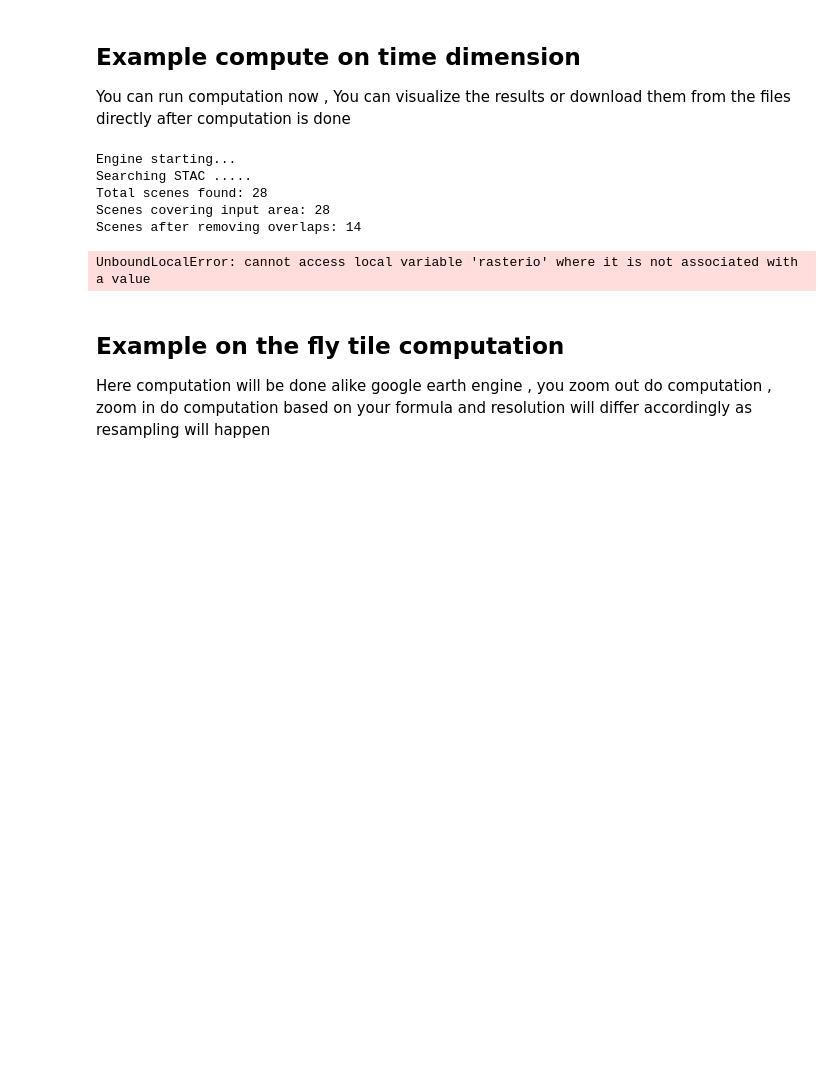
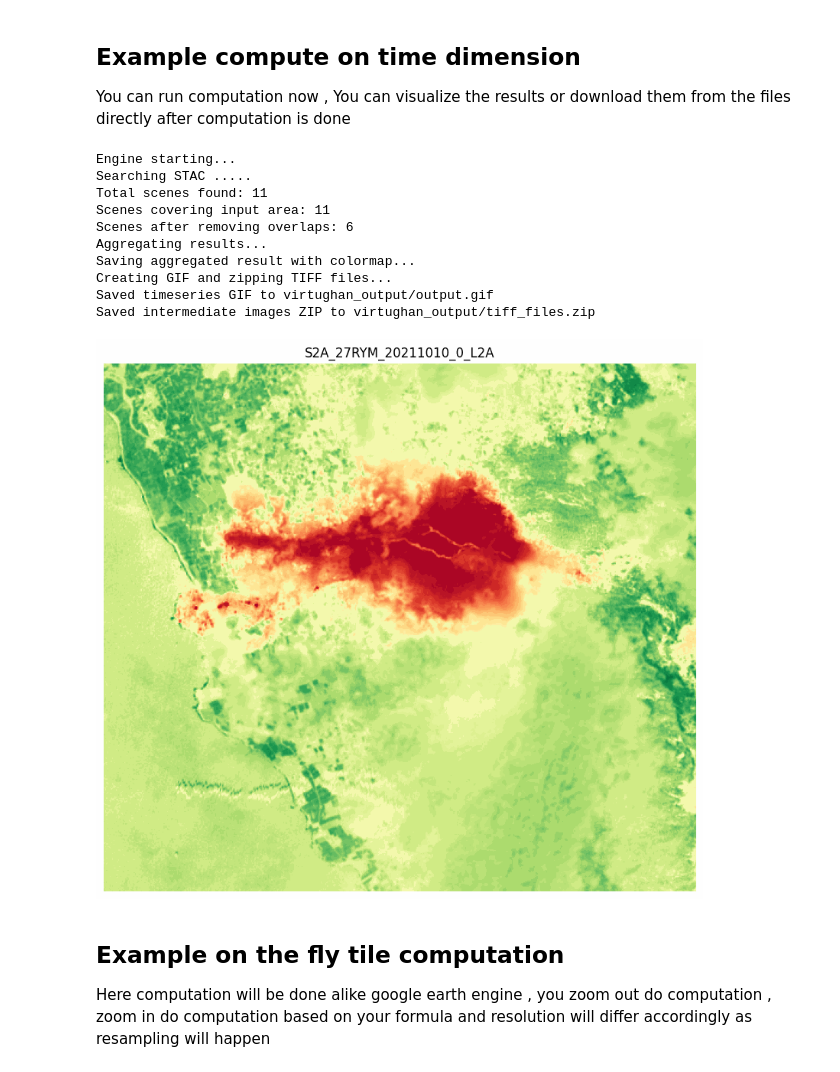
Before and after one commit to kshitijrajsharma/virtughan, a Jupyter notebook: docs/examples/usage.ipynb, the cells around one changed output. Cells and saved outputs as stored; diff of their text form; code cells hidden in the pictures; blank space fills up the shorter version.

Commit message:
fixed version issue in virtughan

```diff
--- a/docs/examples/usage.ipynb
+++ b/docs/examples/usage.ipynb
@@ -60,16 +58,26 @@ processor = VCubeProcessor(
     timeseries,
     output_dir,
     workers=workers,
-    smart_filter=smart_filter
+    smart_filter=smart_filter,
+    cmap="RdYlGn"
 )
 processor.compute()
 # %% [output]
 Engine starting...
 Searching STAC .....
-Total scenes found: 28
-Scenes covering input area: 28
-Scenes after removing overlaps: 14
+Total scenes found: 11
+Scenes covering input area: 11
+Scenes after removing overlaps: 6
+Aggregating results...
+Saving aggregated result with colormap...
+Creating GIF and zipping TIFF files...
+Saved timeseries GIF to virtughan_output/output.gif
+Saved intermediate images ZIP to virtughan_output/tiff_files.zip
-UnboundLocalError: cannot access local variable 'rasterio' where it is not associated with a value
+# %%
+from IPython.display import Image
+Image(open(os.path.join(output_dir,'output.gif'),'rb').read())
+# %% [output]
+[figure, added]
 # %% [markdown]
 ## Example on the fly tile computation
 
```
Also changed, not shown: parts of 4 cells of this notebook.
